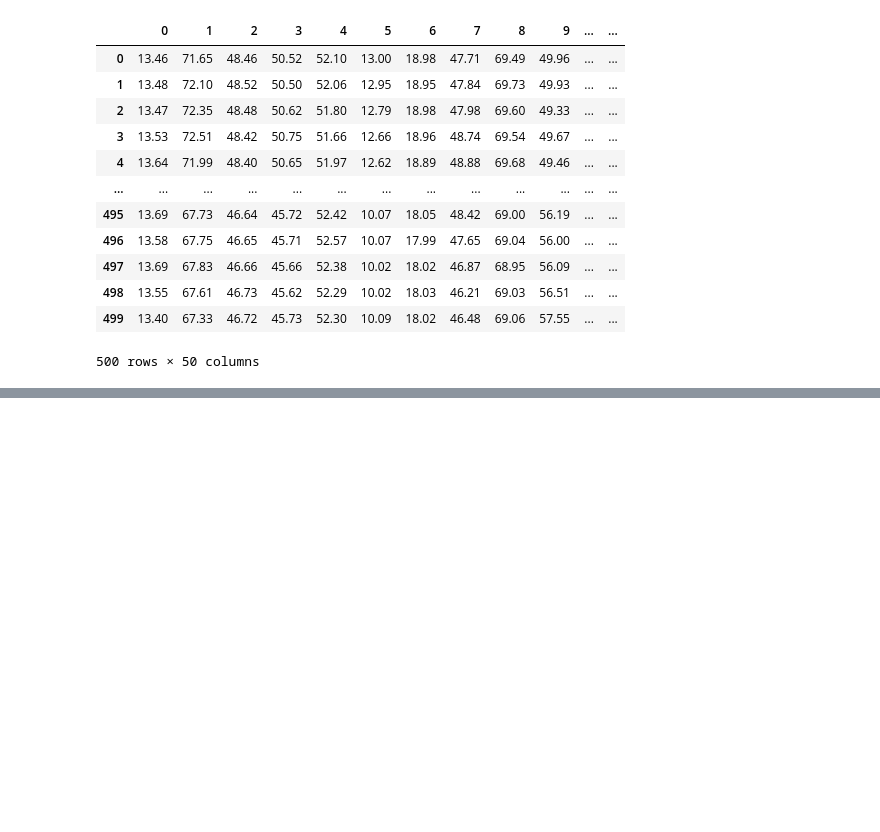
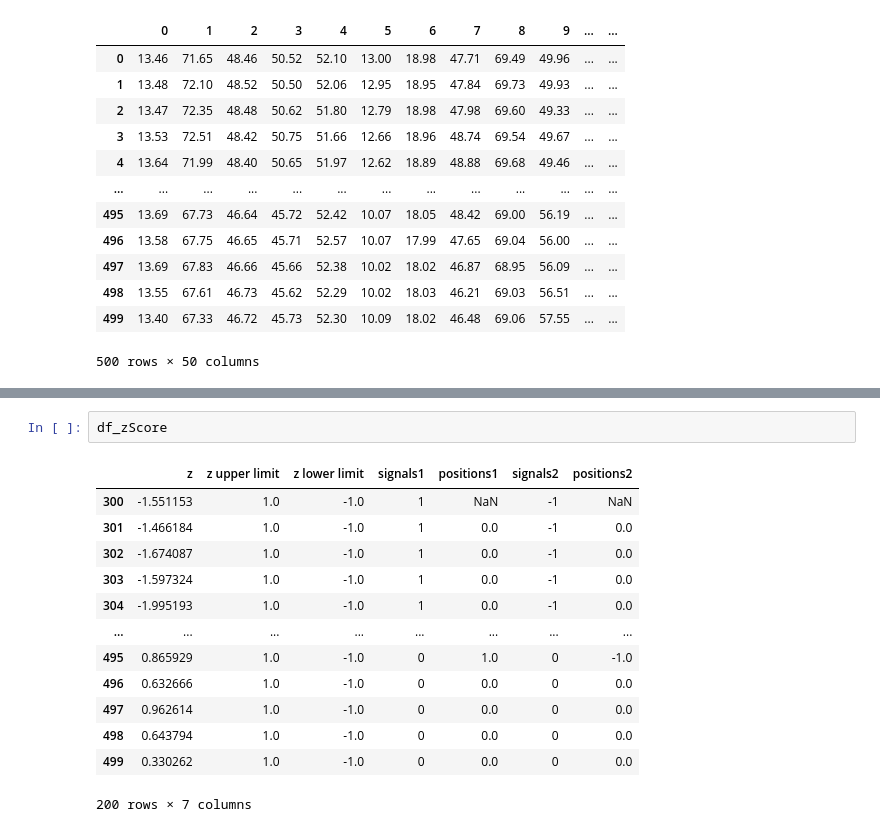
Before and after one commit to junhongliu-317/algothon24-starter-code, a Jupyter notebook: pairsTesting.ipynb, the cells around one changed output, grey strips where cells are left out. Drawn from its saved outputs; the diff is of its cells as text; blank space fills up the shorter version.

```diff
--- a/pairsTesting.ipynb
+++ b/pairsTesting.ipynb
@@ -74,0 +152,16 @@ inst2 = correlatedInsts[0][1]
+# %%
+df_zScore
+# %% [output]
+|  | z | z upper limit | z lower limit | signals1 | positions1 | signals2 | positions2 |
+| 300 | -1.551153 | 1.0 | -1.0 | 1 | NaN | -1 | NaN |
+| 301 | -1.466184 | 1.0 | -1.0 | 1 | 0.0 | -1 | 0.0 |
+| 302 | -1.674087 | 1.0 | -1.0 | 1 | 0.0 | -1 | 0.0 |
+| 303 | -1.597324 | 1.0 | -1.0 | 1 | 0.0 | -1 | 0.0 |
+| 304 | -1.995193 | 1.0 | -1.0 | 1 | 0.0 | -1 | 0.0 |
+| ... | ... | ... | ... | ... | ... | ... | ... |
+| 495 | 0.865929 | 1.0 | -1.0 | 0 | 1.0 | 0 | -1.0 |
+| 496 | 0.632666 | 1.0 | -1.0 | 0 | 0.0 | 0 | 0.0 |
+| 497 | 0.962614 | 1.0 | -1.0 | 0 | 0.0 | 0 | 0.0 |
+| 498 | 0.643794 | 1.0 | -1.0 | 0 | 0.0 | 0 | 0.0 |
+| 499 | 0.330262 | 1.0 | -1.0 | 0 | 0.0 | 0 | 0.0 |
+200 rows × 7 columns
```
Also changed, not shown: parts of 12 cells of this notebook, 2 other files.
